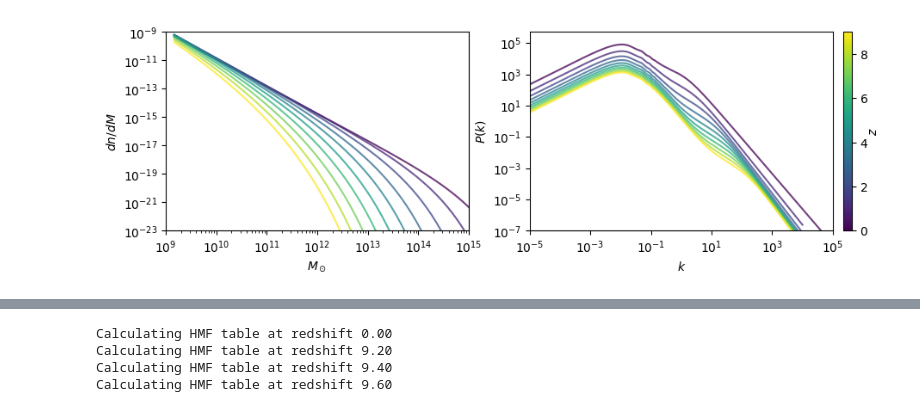
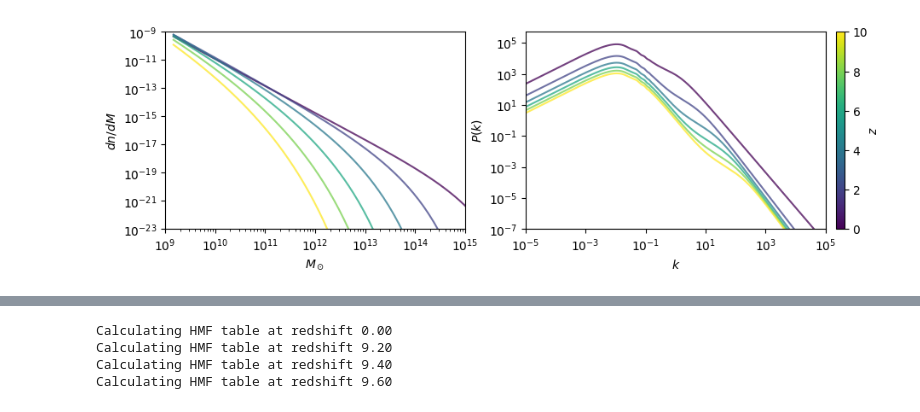
Before and after one commit to Ferr013/HOD, a Jupyter notebook: test_note.ipynb, the cells around one changed output, grey strips where cells are left out. Saved outputs shown, nothing was run; the diff lists cells and outputs as text; code cells hidden in the pictures.

```diff
--- a/test_note.ipynb
+++ b/test_note.ipynb
@@ -8,32 +8,32 @@ sys.path.append(".")
 import HOD
 # %%
 fig, ax = plt.subplots(1, 2, figsize=(10, 3), sharex=False, sharey=False)
-z_display = np.array([0,1,2,3,4,5,6,7,8,9])
+z_display = np.array([0,2,4,6,8,10])
 color = iter(cm.viridis(np.linspace(0,1,len(z_display))))
 for z in z_display:
-    hmf_mass, hmf_dndm, hmf_nu, hmf_k, hmf_PS = HOD.init_lookup_table(z, REWRITE_TBLS = True)
+    hmf_mass, hmf_dndm, hmf_nu, hmf_k, hmf_PS = HOD.init_lookup_table(z, REWRITE_TBLS = 0)
     _col_ = next(color)
     ax[0].plot(hmf_mass, hmf_dndm, c = _col_, ls = '-', alpha=0.75)
     ax[1].plot(hmf_k   , hmf_PS  , c = _col_, ls = '-', alpha=0.75)
 ax[0].set_xscale('log')
 ax[0].set_yscale('log')
 ax[0].set_xlabel(r'$M_\odot$')
 ax[0].set_ylabel(r'$dn/dM$')
 ax[0].set_xlim((1e9,1e15))
 ax[0].set_ylim((1e-23,1e-9))
 ax[1].set_xscale('log')
 ax[1].set_yscale('log')
 ax[1].set_xlabel(r'$k$')
 ax[1].set_ylabel(r'$P(k)$')
 ax[1].set_xlim((1e-5,1e5))
 ax[1].set_ylim((1e-7,5e5))
 p0 = ax[1].get_position().get_points().flatten()
 ax_cbar = fig.add_axes([0.912, 0.11, 0.01, 0.77])
 norm = NormColor(vmin=np.min(z_display),vmax=np.max(z_display))
 s_m = cm.ScalarMappable(cmap=cm.viridis, norm=norm)
 s_m.set_array([])
 cbar = plt.colorbar(s_m, cax=ax_cbar)
 cbar.set_label(r'$z$', labelpad=0)
 plt.show()
 # %% [output]
-[figure, old version]
+[figure, new version]
```
Also changed, not shown: parts of 1 cell of this notebook.
